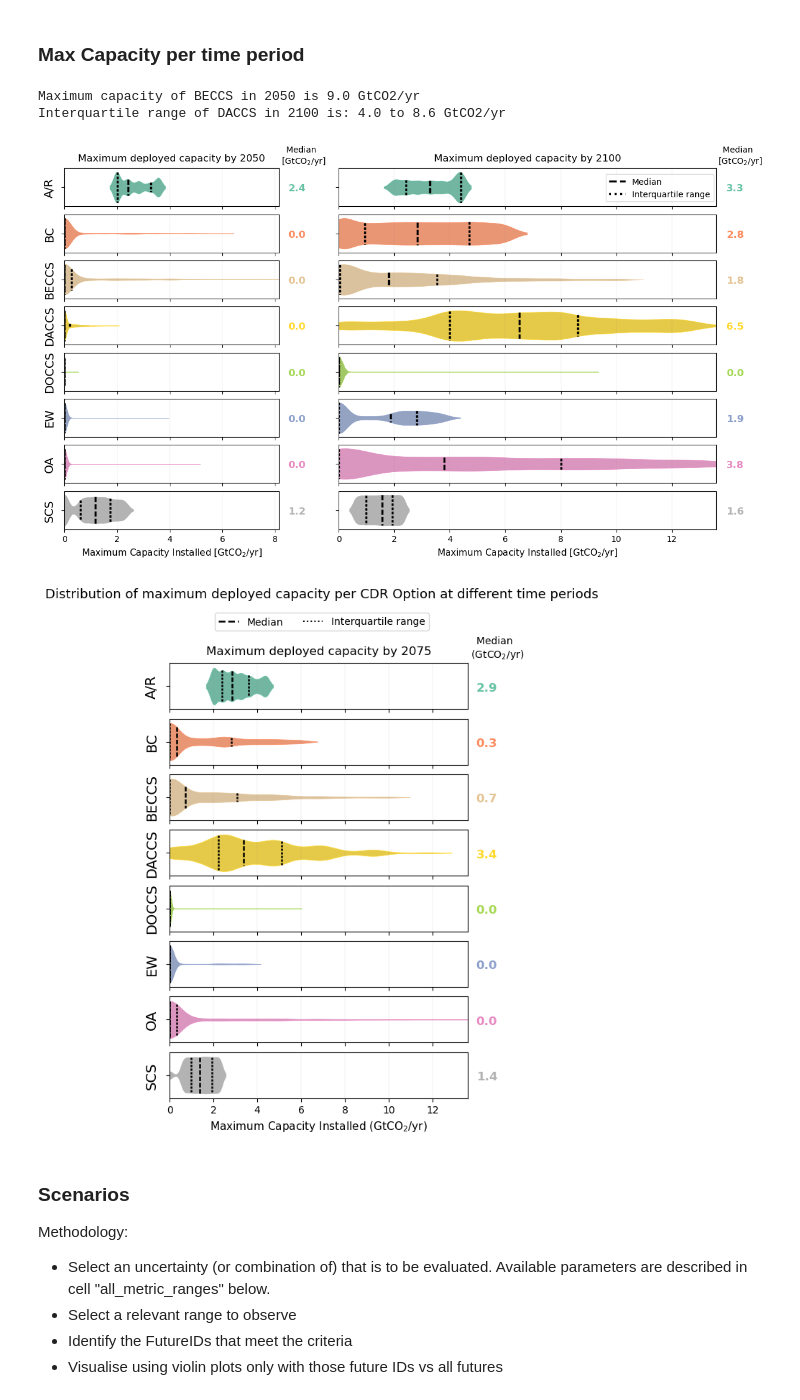
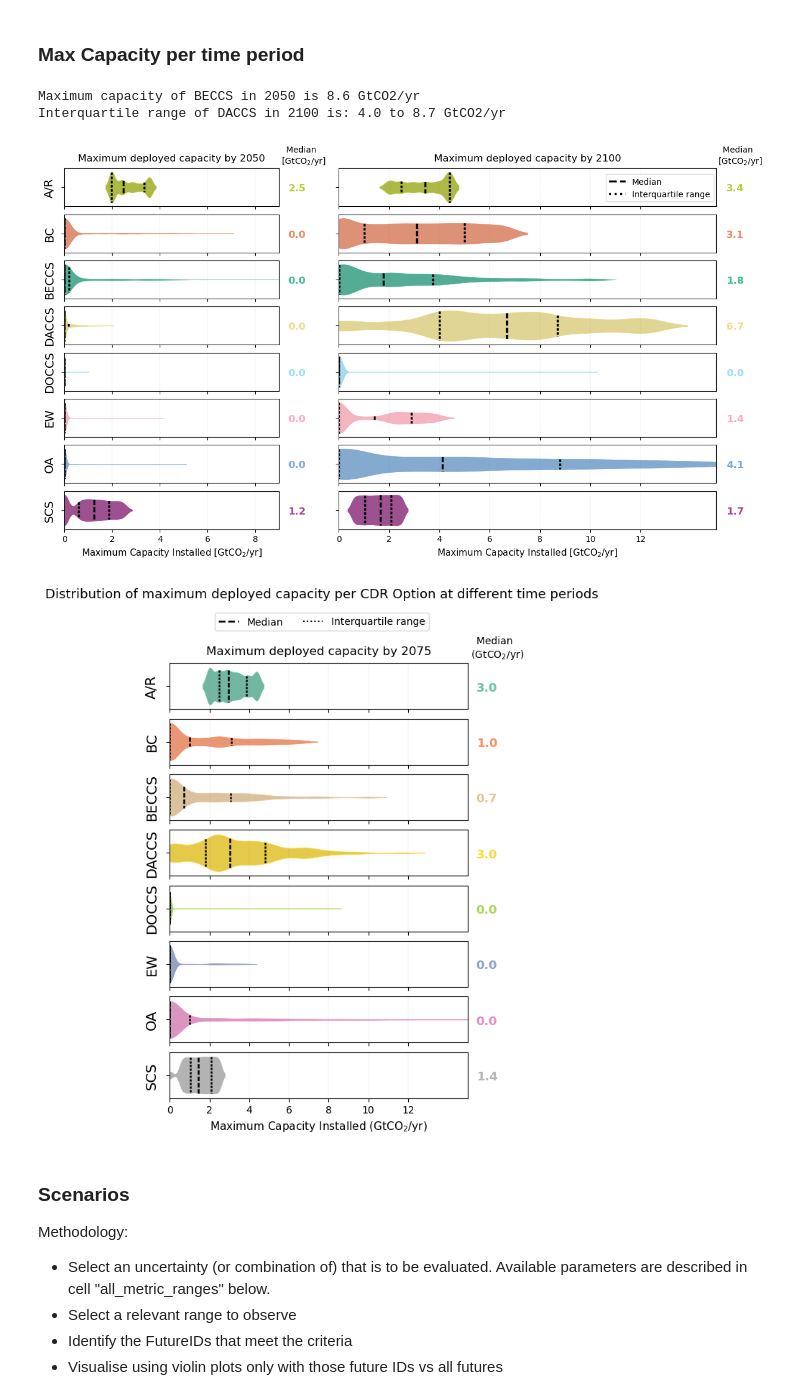
Before and after one commit to quirinarguez/CDR_Portfolios, a Jupyter notebook: CDR_Portfolios_Analysis.ipynb, the cells around one changed output. Cells and saved outputs as stored; diff of their text form; code cells hidden in the pictures.

```diff
--- a/CDR_Portfolios_Analysis.ipynb
+++ b/CDR_Portfolios_Analysis.ipynb
@@ -46,6 +48,7 @@ mpl.rcParams.update(mpl.rcParamsDefault)
 # %%
 # ------------------ Parameters not imported/computed ------------------
 i = ['BECCS', 'A/R', 'SCS', 'BC', 'DACCS', 'EW', 'OA', 'DOCCS']
+i.sort()
 k1 = 0 # Value of first time period
 delK = 5 # Time step of optimisation (i.e., length of each period)
 N = 4 # Number of segments for piecewise linear approximation
@@ -88,6 +99,6 @@ metric_names
 # %%
 #Reading aggregated results from csv:
-output_file = 'PortfolioFiles/results_from_modelling/results_with_geo_10.12.2024.csv'
+output_file = 'PortfolioFiles/results_from_modelling/results_default_3_02.01.2025.csv'
 
 aggregated_results = pd.read_csv(output_file, index_col ='future_id')
 
@@ -161,6 +172,7 @@ for CDR in data.columns:
     data.loc[:,CDR] += Initial_YRef[CDR]
 
 summary = data.div(1e9).describe(include = 'all')
+summary.loc['median'] = data.div(1e9).median()
 summary.loc['input_max'] = Ymax.max()
 summary.loc['input_min'] = Ymax.min()
 summary.loc['input_range'] = summary.loc['input_max'] - summary.loc['input_min']
@@ -212,7 +224,8 @@ periods = [2050,2100] # Only admits 2 periods > run cell below to visualise 2075
 i.sort()
 # ================================== For plotting purposes ==================================
 cmap=plt.get_cmap('Set2')
-color_dict = {'BECCS':cmap(0.8), 'A/R':cmap(0.1), 'SCS':cmap(0.9), 'BC':cmap(0.2), 'DACCS':cmap(0.7), 'EW':cmap(0.3), 'OA':cmap(0.4), 'DOCCS':cmap(0.5)}
+#color_dict = {'BECCS':cmap(0.8), 'A/R':cmap(0.1), 'SCS':cmap(0.9), 'BC':cmap(0.2), 'DACCS':cmap(0.7), 'EW':cmap(0.3), 'OA':cmap(0.4), 'DOCCS':cmap(0.5)}
+color_dict = {'BECCS':'#44BB99', 'A/R':'#BBCC33', 'SCS':'#AA4499', 'BC':'#EE8866', 'DACCS':'#EEDD88', 'EW':'#FFAABB', 'OA':'#77AADD', 'DOCCS':'#99DDFF'}
 mpl.rcParams.update(mpl.rcParamsDefault)
 
 y_legend = 1.05
@@ -259,6 +272,7 @@ for year in periods:
         # Adding Median information
         median_all = df[df.CDR_opt == CDR]['Maximum Capacity'].median()
         axes[r,1].annotate('%.1f' %median_all, xy=(0.5,0.4), xytext=(0.1,0.4), color = color_dict[CDR], annotation_clip=False, fontsize=12, weight='bold')
+        #axes[r,1].annotate('%.1f' %median_all, xy=(0.5,0.4), xytext=(0.1,0.4), color = 'black', annotation_clip=False, fontsize=12, weight='bold')
         axes[r,1].spines[['right', 'top','left','bottom']].set_visible(False)
         axes[r,1].set_xticks([])
         axes[r,1].set_yticks([])
@@ -270,36 +284,36 @@ for year in periods:
                        legend = False, linecolor= color_dict[CDR], density_norm='count', inner="quart", inner_kws={"color": "k", "linewidth": 2.5})
         axes[r,0].set_xticks([0,2,4,6,8,10,12])
 
         if year == 2050:
             axes[r,0].set_xlim(0,1e-9*max_capacity.max().max()*0.6)
         else:
             axes[r,0].set_xlim(0,1e-9*max_capacity.max().max())
 
         axes[r,0].set_xlabel(xlabel = "")
         axes[r,0].xaxis.grid(color='grey', linestyle='--', linewidth=0.1, zorder=1)
 
         if sub == 0:
             axes[r,0].set_ylabel(ylabel=CDR, fontsize = 14)
 
         if r == 7:
             axes[r,0].set_xlabel(xlabel = "Maximum Capacity Installed [GtCO$_2$/yr]", fontsize = 11)
         r += 1
 
     sub += 1
 
 axes[0,0].legend(handles=[mlines.Line2D([], [], linestyle='--', color='k', label='Median',linewidth=2.5),
                            mlines.Line2D([], [], linestyle=':', color='k', label='Interquartile range',linewidth=2.5)],
            fontsize =10, loc='upper center', bbox_to_anchor=(0.85,0.95), ncol=1)
 
 print('Maximum capacity of BECCS in 2050 is %.1f GtCO2/yr' %(1e-9*max_2050.loc['BECCS',:].max()))
 print("Interquartile range of DACCS in 2100 is:", round(df[df.CDR_opt == 'DACCS']['Maximum Capacity'].quantile(0.25),1), "to", round(df[df.CDR_opt == 'DACCS']['Maximum Capacity'].quantile(0.75),1), "GtCO2/yr")
 
 plt.show()
 plt.close('all')
 # %% [output]
-Maximum capacity of BECCS in 2050 is 9.0 GtCO2/yr
-Interquartile range of DACCS in 2100 is: 4.0 to 8.6 GtCO2/yr
+Maximum capacity of BECCS in 2050 is 8.6 GtCO2/yr
+Interquartile range of DACCS in 2100 is: 4.0 to 8.7 GtCO2/yr
-[figure, old version]
+[figure, new version]
 # %%
 # ONLY FOR 2075
 
@@ -382,7 +396,7 @@ for year in periods:
 plt.show()
 plt.close('all')
 # %% [output]
-[figure, old version]
+[figure, new version]
 # %% [markdown]
 ### Scenarios
 
```
Also changed, not shown: parts of 30 cells of this notebook, 9 other files.
